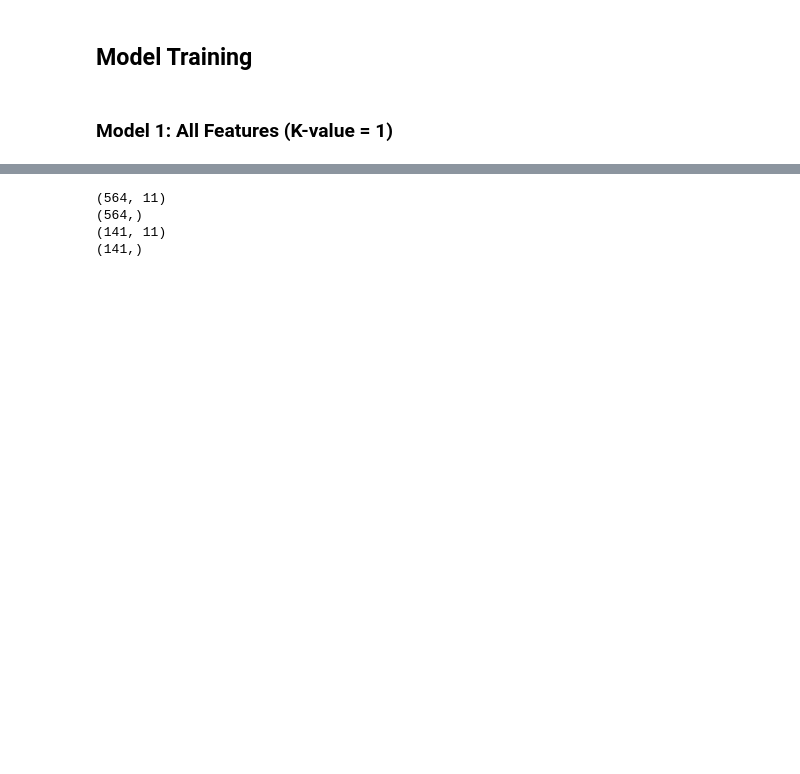
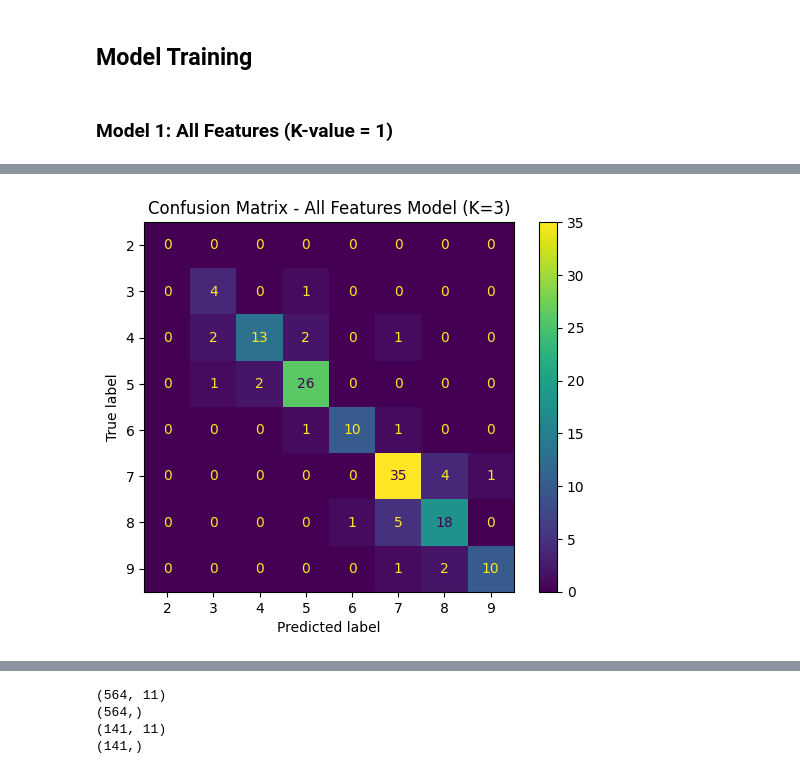
Before and after one commit to leonnmarcoo/CCMACLRL_COM232_PROJECT, a Jupyter notebook: Model Training/knn.ipynb, the cells around one changed output, grey strips where cells are left out. Drawn from its saved outputs; the diff is of its cells as text; code cells hidden in the pictures; blank space fills up the shorter version.

```diff
--- a/Model Training/knn.ipynb
+++ b/Model Training/knn.ipynb
@@ -22,0 +80,5 @@ df = pd.read_csv('../cleaned_data.csv')
+# %%
+X_train3, X_test3, y_train3, y_test3 = train_test_split(X,
+                                                    y,
+                                                    test_size=0.2,
+                                                    random_state=5)
@@ -22,0 +95,2 @@ df = pd.read_csv('../cleaned_data.csv')
+# %%
+knn = KNeighborsClassifier(n_neighbors=3)
@@ -22,0 +101,2 @@ df = pd.read_csv('../cleaned_data.csv')
+# %%
+y_pred3 = knn.predict(X_test3)
@@ -22,0 +107,10 @@ df = pd.read_csv('../cleaned_data.csv')
+# %%
+conf_matrix = confusion_matrix(y_test3, y_pred3, labels=knn.classes_)
+
+disp = ConfusionMatrixDisplay(confusion_matrix=conf_matrix,
+                              display_labels=knn.classes_)
+disp.plot()
+plt.title('Confusion Matrix - All Features Model (K=3)')
+plt.show()
+# %% [output]
+[figure, added]
```
Also changed, not shown: parts of 55 cells of this notebook, 8 other files.
